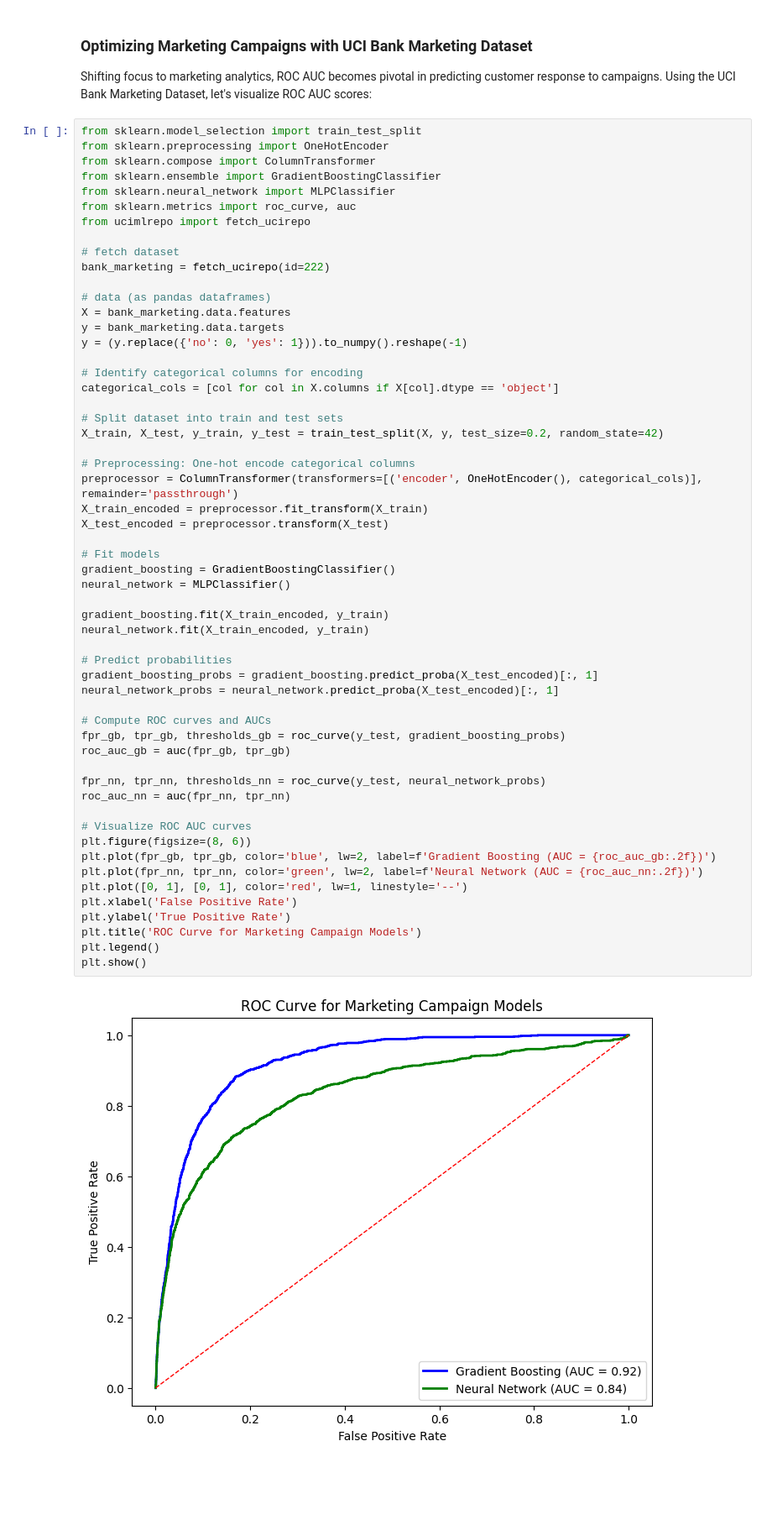
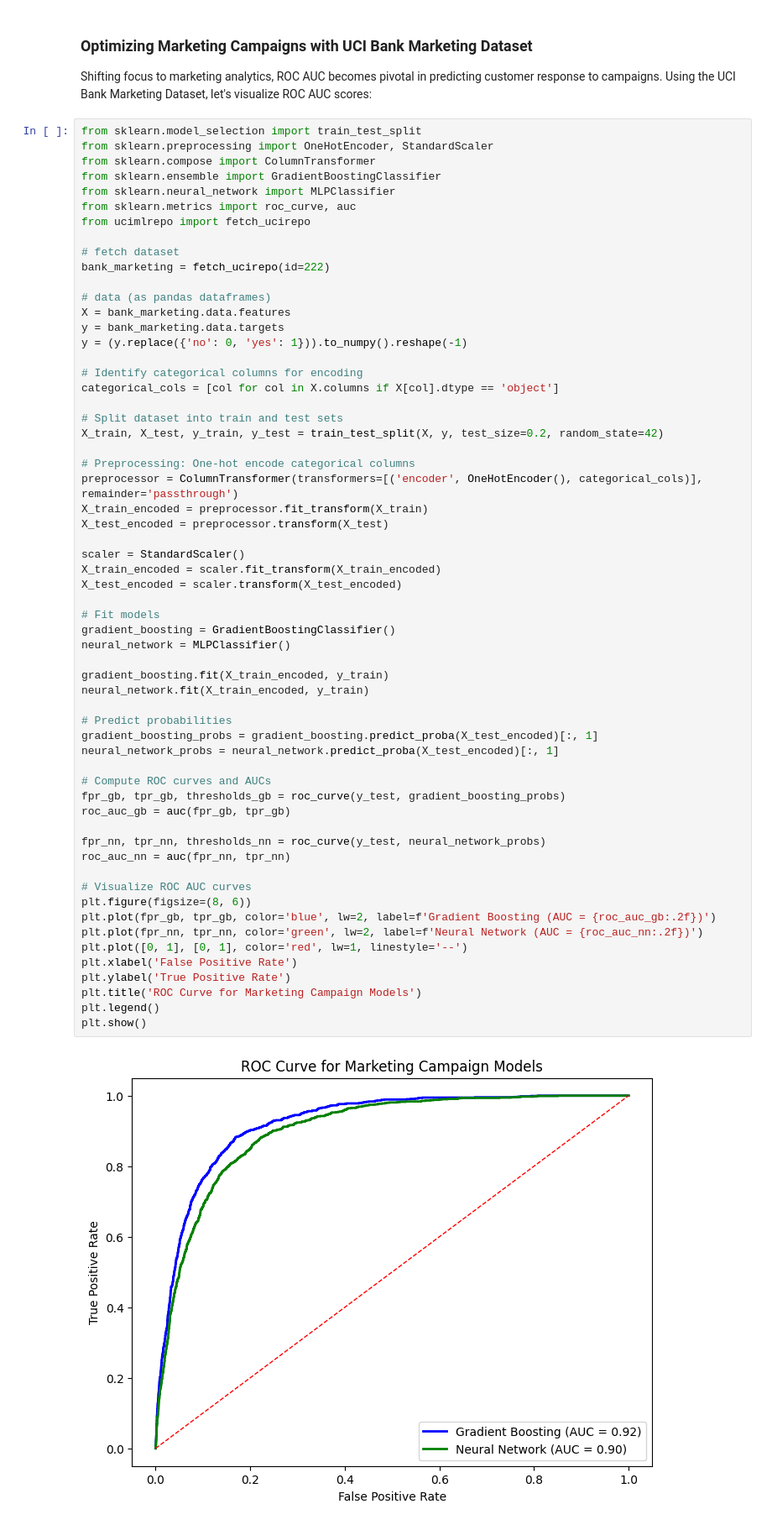
Before and after one commit to bsc-iitm/ML_Handbook, a Jupyter notebook: pages/roc.ipynb, the cells around one changed output. Shown at 84% size. Saved outputs shown, nothing was run; the diff lists cells and outputs as text; blank space fills up the shorter version.

```diff
--- a/pages/roc.ipynb
+++ b/pages/roc.ipynb
@@ -373,7 +376,7 @@ plt.show()
 Shifting focus to marketing analytics, ROC AUC becomes pivotal in predicting customer response to campaigns. Using the UCI Bank Marketing Dataset, let's visualize ROC AUC scores:
 # %%
 from sklearn.model_selection import train_test_split
-from sklearn.preprocessing import OneHotEncoder
+from sklearn.preprocessing import OneHotEncoder, StandardScaler
 from sklearn.compose import ColumnTransformer
 from sklearn.ensemble import GradientBoostingClassifier
 from sklearn.neural_network import MLPClassifier
@@ -398,37 +401,41 @@ X_train, X_test, y_train, y_test = train_test_split(X, y, test_size=0.2, random_
 preprocessor = ColumnTransformer(transformers=[('encoder', OneHotEncoder(), categorical_cols)], remainder='passthrough')
 X_train_encoded = preprocessor.fit_transform(X_train)
 X_test_encoded = preprocessor.transform(X_test)
+
+scaler = StandardScaler()
+X_train_encoded = scaler.fit_transform(X_train_encoded)
+X_test_encoded = scaler.transform(X_test_encoded)
 
 # Fit models
 gradient_boosting = GradientBoostingClassifier()
 neural_network = MLPClassifier()
 
 gradient_boosting.fit(X_train_encoded, y_train)
 neural_network.fit(X_train_encoded, y_train)
 
 # Predict probabilities
 gradient_boosting_probs = gradient_boosting.predict_proba(X_test_encoded)[:, 1]
 neural_network_probs = neural_network.predict_proba(X_test_encoded)[:, 1]
 
 # Compute ROC curves and AUCs
 fpr_gb, tpr_gb, thresholds_gb = roc_curve(y_test, gradient_boosting_probs)
 roc_auc_gb = auc(fpr_gb, tpr_gb)
 
 fpr_nn, tpr_nn, thresholds_nn = roc_curve(y_test, neural_network_probs)
 roc_auc_nn = auc(fpr_nn, tpr_nn)
 
 # Visualize ROC AUC curves
 plt.figure(figsize=(8, 6))
 plt.plot(fpr_gb, tpr_gb, color='blue', lw=2, label=f'Gradient Boosting (AUC = {roc_auc_gb:.2f})')
 plt.plot(fpr_nn, tpr_nn, color='green', lw=2, label=f'Neural Network (AUC = {roc_auc_nn:.2f})')
 plt.plot([0, 1], [0, 1], color='red', lw=1, linestyle='--')
 plt.xlabel('False Positive Rate')
 plt.ylabel('True Positive Rate')
 plt.title('ROC Curve for Marketing Campaign Models')
 plt.legend()
 plt.show()
 # %% [output]
-[figure, old version]
+[figure, new version]
 # %% [markdown]
 #### Interpretation
 
```
Also changed, not shown: parts of 24 cells of this notebook, 21 other files.
